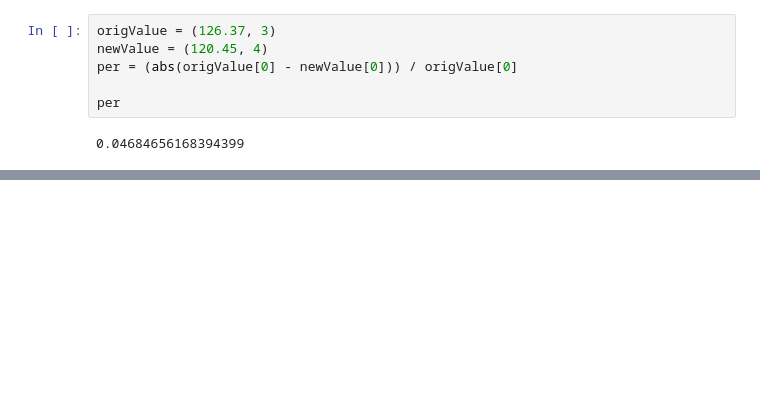
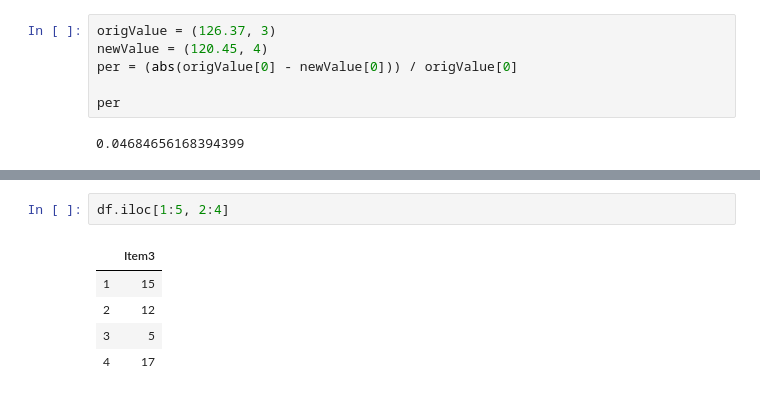
Before and after one commit to Automated-Beamline-Endeavors/ga_work, a Jupyter notebook: Traveling Salesman Problem.ipynb, the cells around one changed output, grey strips where cells are left out. Drawn from its saved outputs; the diff is of its cells as text; blank space fills up the shorter version.

```diff
--- a/Traveling Salesman Problem.ipynb
+++ b/Traveling Salesman Problem.ipynb
@@ -803,0 +849,8 @@ False
+# %%
+df.iloc[1:5, 2:4]
+# %% [output]
+|  | Item3 |
+| 1 | 15 |
+| 2 | 12 |
+| 3 | 5 |
+| 4 | 17 |
```
Also changed, not shown: parts of 23 cells of this notebook.
